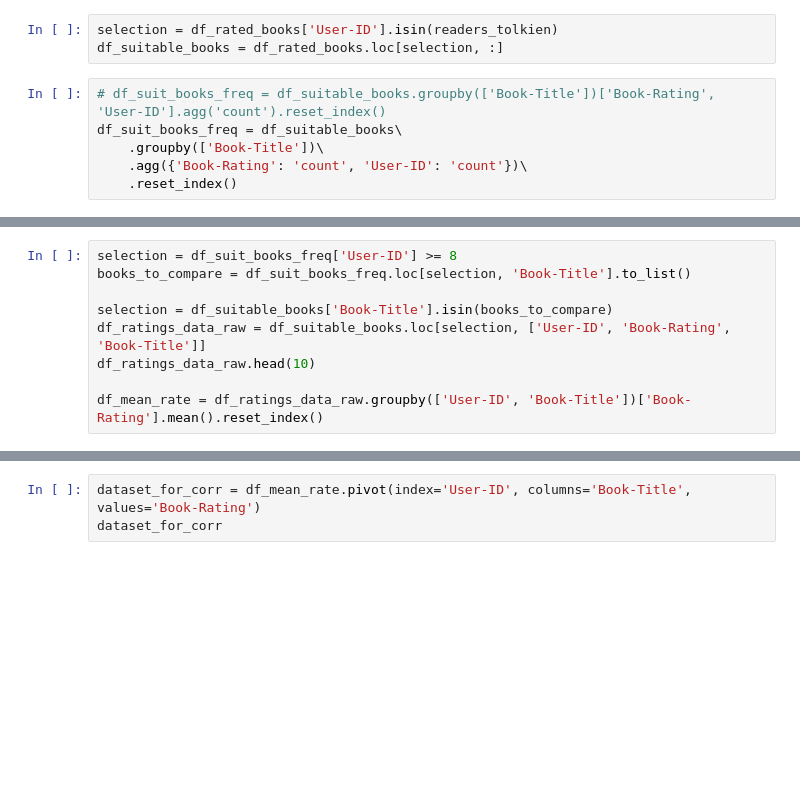
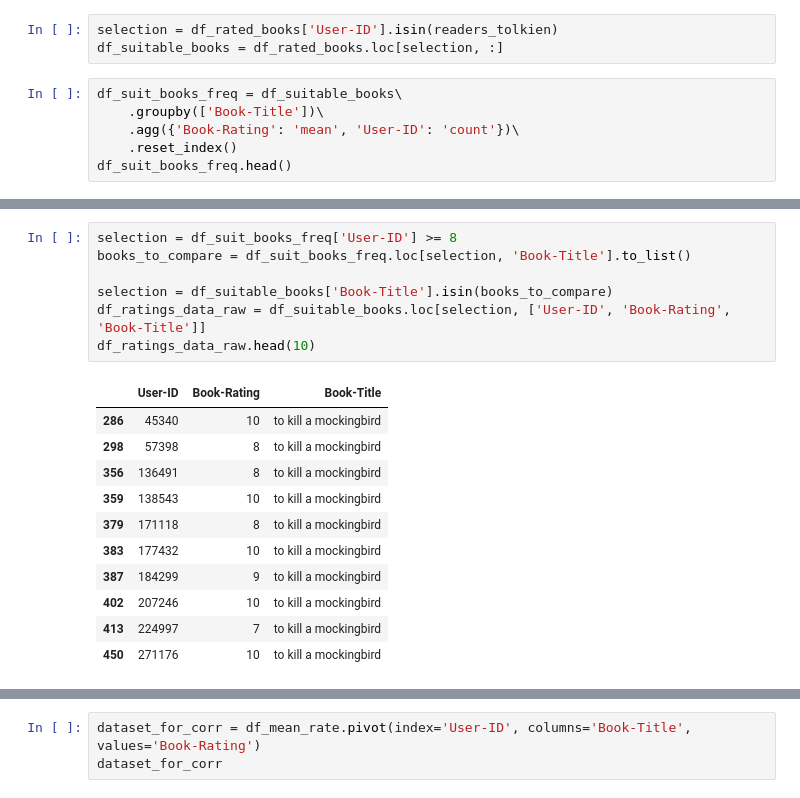
Before and after one commit to daim77/different, a Jupyter notebook: book_task.ipynb, the cells around one changed output, grey strips where cells are left out. Cells and saved outputs as stored; diff of their text form; blank space fills up the shorter version.

```diff
--- a/book_task.ipynb
+++ b/book_task.ipynb
@@ -145,8 +114,8 @@ find ratings more than ??? e.g. 7
 selection = df_rated_books['User-ID'].isin(readers_tolkien)
 df_suitable_books = df_rated_books.loc[selection, :]
 # %%
-# df_suit_books_freq = df_suitable_books.groupby(['Book-Title'])['Book-Rating', 'User-ID'].agg('count').reset_index()
 df_suit_books_freq = df_suitable_books\
     .groupby(['Book-Title'])\
-    .agg({'Book-Rating': 'count', 'User-ID': 'count'})\
+    .agg({'Book-Rating': 'mean', 'User-ID': 'count'})\
     .reset_index()
+df_suit_books_freq.head()
@@ -153,9 +129,19 @@ df_suit_books_freq = df_suitable_books\
 # %%
 selection = df_suit_books_freq['User-ID'] >= 8
 books_to_compare = df_suit_books_freq.loc[selection, 'Book-Title'].to_list()
 
 selection = df_suitable_books['Book-Title'].isin(books_to_compare)
 df_ratings_data_raw = df_suitable_books.loc[selection, ['User-ID', 'Book-Rating', 'Book-Title']]
 df_ratings_data_raw.head(10)
-
-df_mean_rate = df_ratings_data_raw.groupby(['User-ID', 'Book-Title'])['Book-Rating'].mean().reset_index()
+# %% [output]
+|  | User-ID | Book-Rating | Book-Title |
+| 286 | 45340 | 10 | to kill a mockingbird |
+| 298 | 57398 | 8 | to kill a mockingbird |
+| 356 | 136491 | 8 | to kill a mockingbird |
+| 359 | 138543 | 10 | to kill a mockingbird |
+| 379 | 171118 | 8 | to kill a mockingbird |
+| 383 | 177432 | 10 | to kill a mockingbird |
+| 387 | 184299 | 9 | to kill a mockingbird |
+| 402 | 207246 | 10 | to kill a mockingbird |
+| 413 | 224997 | 7 | to kill a mockingbird |
+| 450 | 271176 | 10 | to kill a mockingbird |
```
Also changed, not shown: parts of 10 cells of this notebook, 2 other files.
